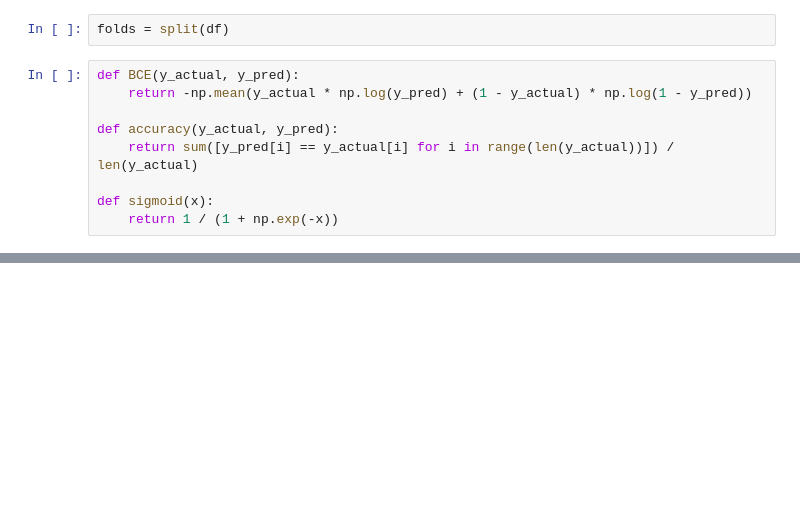
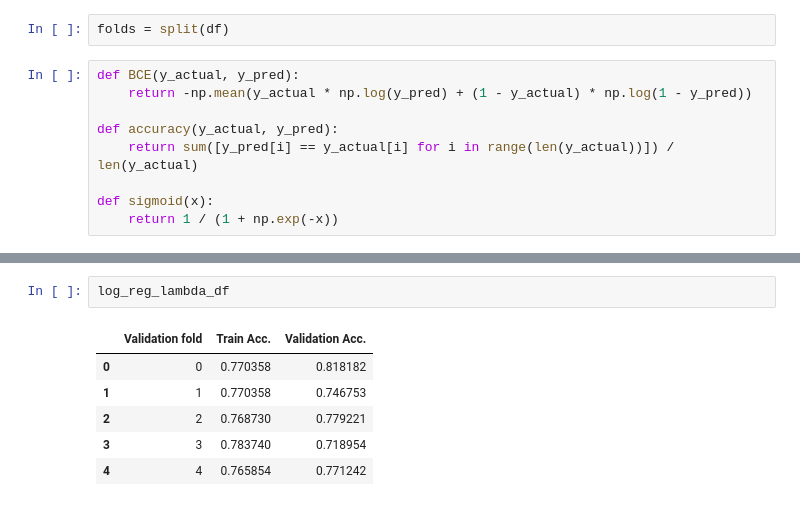
Before and after one commit to dv-rastogi/ml-pg-linear-models, a Jupyter notebook: LogRegression.ipynb, the cells around one changed output, grey strips where cells are left out. Drawn from its saved outputs; the diff is of its cells as text; blank space fills up the shorter version.

```diff
--- a/LogRegression.ipynb
+++ b/LogRegression.ipynb
@@ -342,3 +343,12 @@ if not log_reg_olambda_models_exists:
+# %%
+log_reg_lambda_df
+# %% [output]
+|  | Validation fold | Train Acc. | Validation Acc. |
+| 0 | 0 | 0.770358 | 0.818182 |
+| 1 | 1 | 0.770358 | 0.746753 |
+| 2 | 2 | 0.768730 | 0.779221 |
+| 3 | 3 | 0.783740 | 0.718954 |
+| 4 | 4 | 0.765854 | 0.771242 |
 # %%
 log_reg_df.mean()[['Train Acc.', 'Validation Acc.']]
 # %% [output]
```
Also changed, not shown: parts of 17 cells of this notebook, 5 other files.
